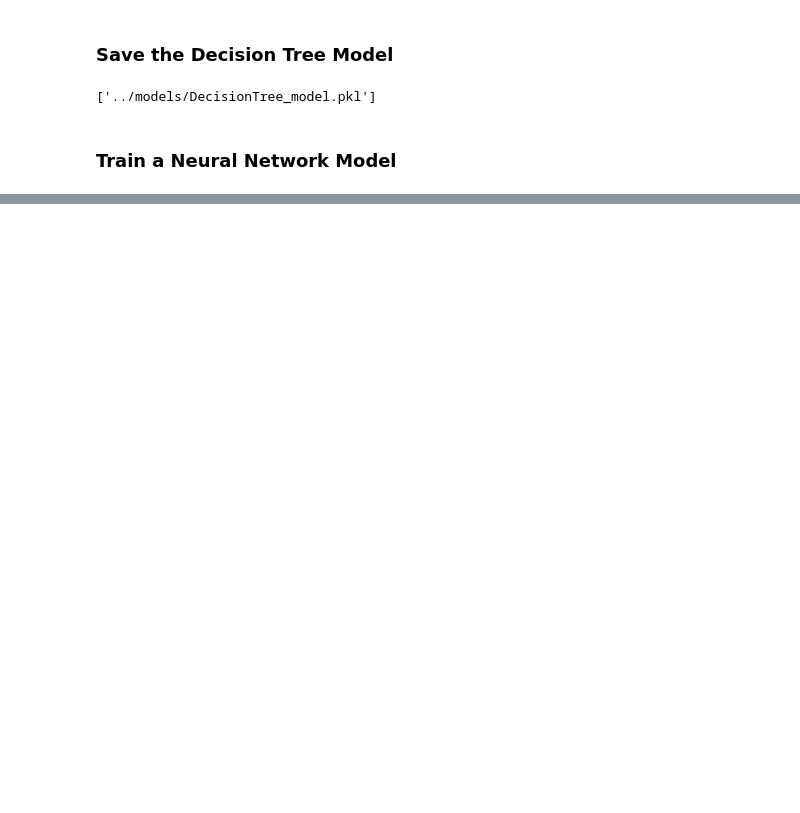
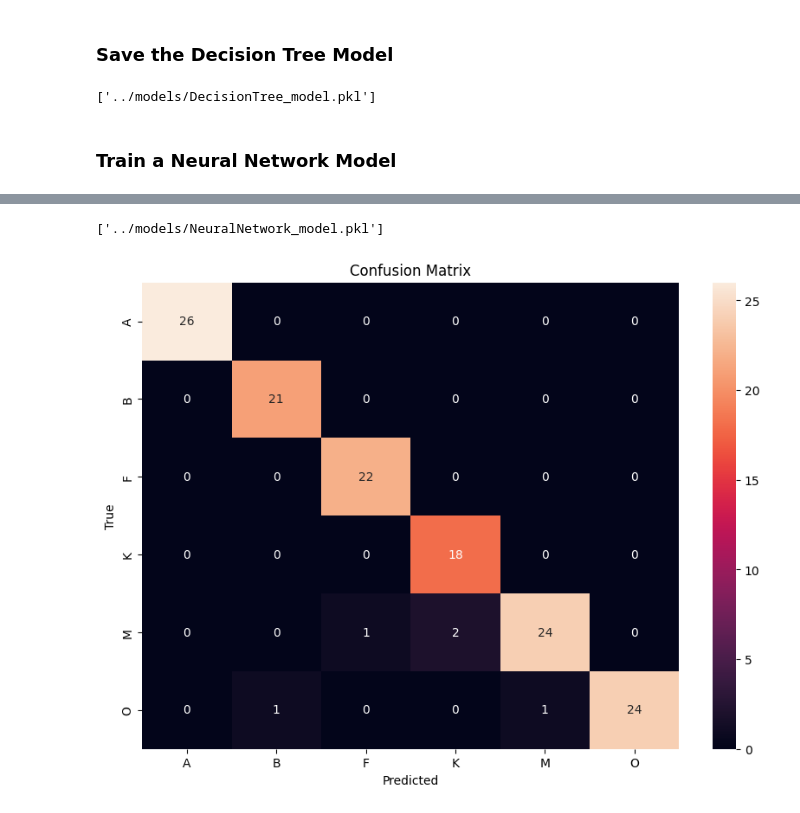
Before and after one commit to Cristal32/stellar_website, a Jupyter notebook: notebook/3_extra.ipynb, the cells around one changed output, grey strips where cells are left out. Saved outputs shown, nothing was run; the diff lists cells and outputs as text; code cells hidden in the pictures; blank space fills up the shorter version.

```diff
--- a/notebook/3_extra.ipynb
+++ b/notebook/3_extra.ipynb
@@ -80,2 +93,21 @@ Iteration 496, loss = 0.01764540
 Training loss did not improve more than tol=0.000100 for 10 consecutive epochs. Stopping.
 Accuracy: 0.9642857142857143
+# %%
+# save the trained model
+import joblib
+joblib.dump(clf, '../models/NeuralNetwork_model.pkl')
+# %% [output]
+['../models/NeuralNetwork_model.pkl']
+# %%
+# plot confusion matrix
+from sklearn.metrics import confusion_matrix
+
+cm = confusion_matrix(y_test, y_pred)
+plt.figure(figsize=(10, 7))
+sns.heatmap(cm, annot=True, fmt='d', xticklabels=le.classes_, yticklabels=le.classes_)
+plt.xlabel('Predicted')
+plt.ylabel('True')
+plt.title('Confusion Matrix')
+plt.savefig('../plots/confusion_matrix_NN', dpi=100)
+# %% [output]
+[figure, added]
```
Also changed, not shown: parts of 3 cells of this notebook, 6 other files.
